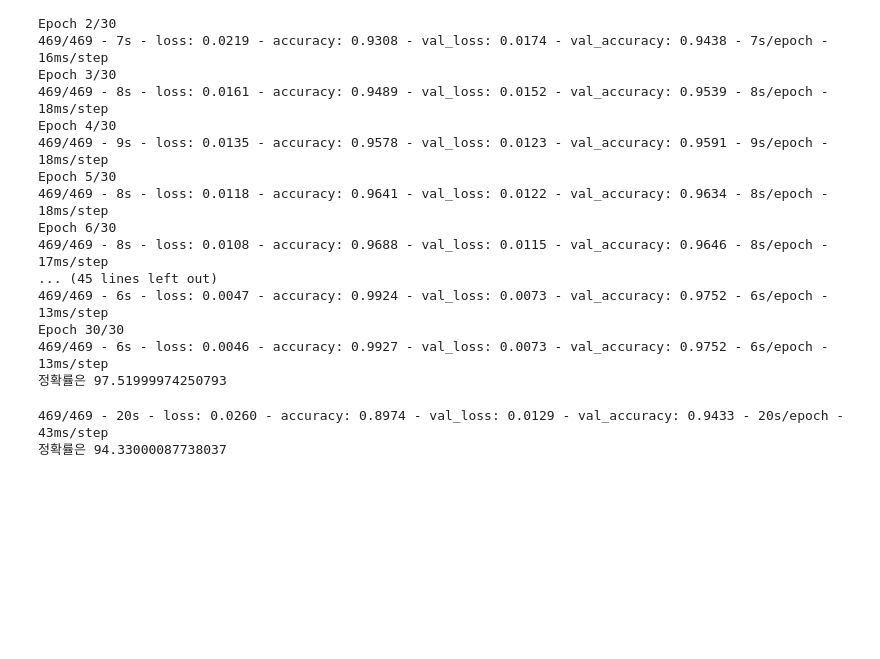
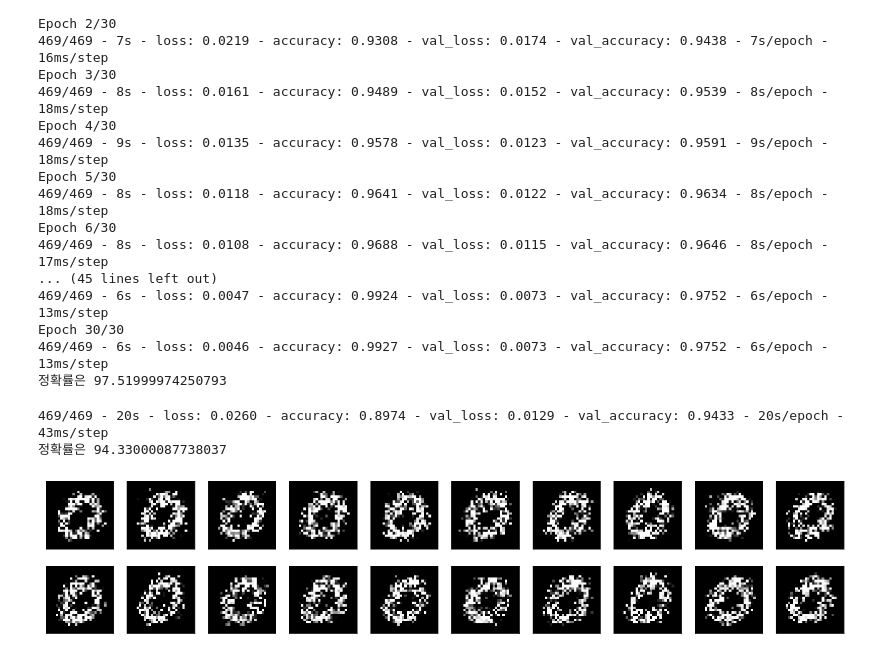
Before and after one commit to KimYooBin1/daily_coding, a Jupyter notebook: 딥러닝/신경망.ipynb, the cells around one changed output. Saved outputs shown, nothing was run; the diff lists cells and outputs as text; code cells hidden in the pictures; blank space fills up the shorter version.

```diff
--- a/딥러닝/신경망.ipynb
+++ b/딥러닝/신경망.ipynb
@@ -242,3 +242,37 @@ print("정확률은",res[1]*100)
 # %% [output]
 469/469 - 20s - loss: 0.0260 - accuracy: 0.8974 - val_loss: 0.0129 - val_accuracy: 0.9433 - 20s/epoch - 43ms/step
 정확률은 94.33000087738037
+# %%
+import numpy as np
+from tensorflow.keras.datasets import mnist
+
+#mnist 데이터를 읽고 0패턴만 추출
+(x_train, y_train), (x_test, y_test) = mnist.load_data()
+X = x_train[np.isin(y_train,[0])]
+
+#화소 수준의 확률 생성 모델 구축
+P=np.zeros((28, 28, 256))
+for k in range(X.shape[0]):
+  for i in range(X.shape[1]):
+    for j in range(X.shape[2]):
+      P[i][j][X[k][i][j]]+=1
+P=P/X.shape[0]
+
+#확률 생성 모델을 이용하여 20개 샘플을 생성
+Xnew = np.zeros((20, 28, 28))
+for i in range(20):
+  for r in range(28):
+    for c in range(28):
+      Xnew[i][r][c] = np.random.choice(range(256),p=P[r][c])
+
+import matplotlib.pyplot as plt
+
+plt.figure(figsize=(20, 4))
+for r in range(2):
+  for c in range(10):
+    plt.subplot(2,10,r*10+c+1)
+    plt.imshow(Xnew[r*10+c], cmap='gray')
+    plt.xticks([]); plt.yticks([])
+plt.show()
+# %% [output]
+[figure, added]
```
